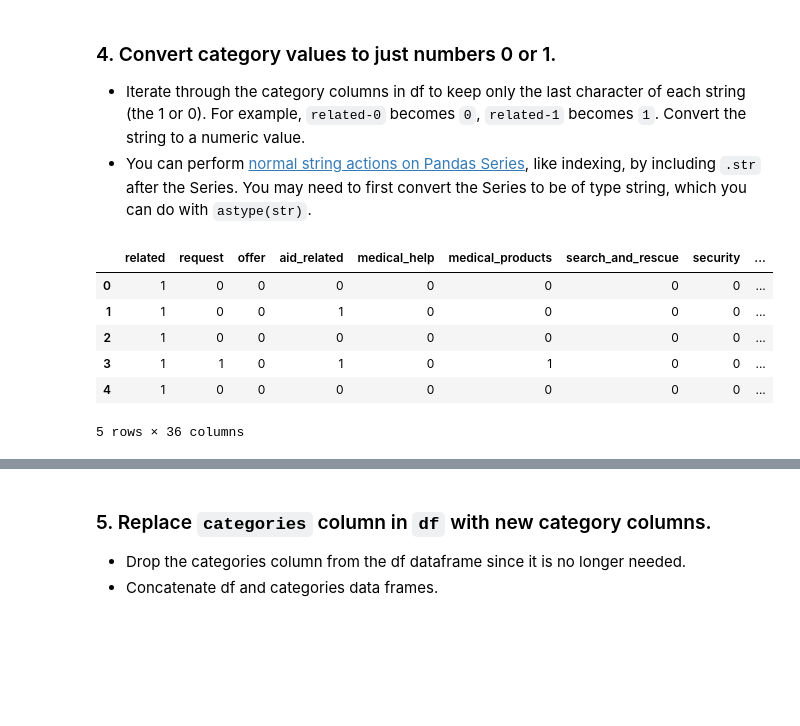
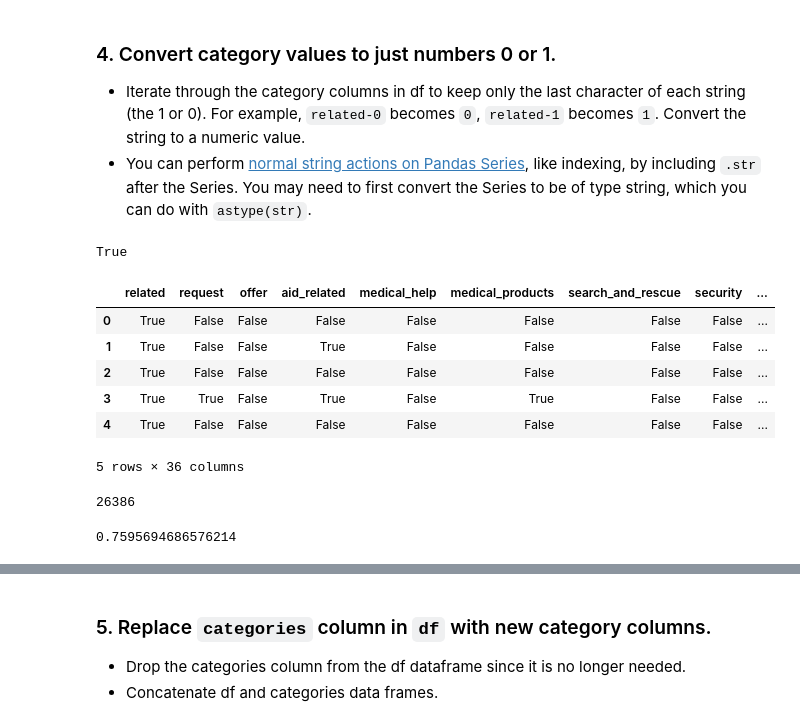
Before and after one commit to lui91/tweets_classification, a Jupyter notebook: ETL Pipeline Preparation.ipynb, the cells around one changed output, grey strips where cells are left out. Drawn from its saved outputs; the diff is of its cells as text; code cells hidden in the pictures; blank space fills up the shorter version.

Commit message:
Export option added to convert binary columns to T/F

```diff
--- a/ETL Pipeline Preparation.ipynb
+++ b/ETL Pipeline Preparation.ipynb
@@ -69,17 +69,34 @@ categories.head()
 ### 4. Convert category values to just numbers 0 or 1.
 - Iterate through the category columns in df to keep only the last character of each string (the 1 or 0). For example, `related-0` becomes `0`, `related-1` becomes `1`. Convert the string to a numeric value.
 - You can perform [normal string actions on Pandas Series](https://pandas.pydata.org/pandas-docs/stable/text.html#indexing-with-str), like indexing, by including `.str` after the Series. You may need to first convert the Series to be of type string, which you can do with `astype(str)`.
+# %%
+# Convert binary numbers to true and false values
+filter_number = lambda x: True if int(x.split("-")[1]) == 1 else False
+filter_number("search_and_rescue-1")
+# %% [output]
+True
 # %%
-filter_number = lambda x: int(x.split("-")[1])
+# filter_number = lambda x: int(x.split("-")[1])
 for column in categories:
     # set each value to be the last character of the string
     categories[column] = categories[column].apply(filter_number)
 categories.head()
 # %% [output]
 |  | related | request | offer | aid_related | medical_help | medical_products | search_and_rescue | security | ... |
-| 0 | 1 | 0 | 0 | 0 | 0 | 0 | 0 | 0 | ... |
-| 1 | 1 | 0 | 0 | 1 | 0 | 0 | 0 | 0 | ... |
-| 2 | 1 | 0 | 0 | 0 | 0 | 0 | 0 | 0 | ... |
-| 3 | 1 | 1 | 0 | 1 | 0 | 1 | 0 | 0 | ... |
-| 4 | 1 | 0 | 0 | 0 | 0 | 0 | 0 | 0 | ... |
+| 0 | True | False | False | False | False | False | False | False | ... |
+| 1 | True | False | False | True | False | False | False | False | ... |
+| 2 | True | False | False | False | False | False | False | False | ... |
+| 3 | True | True | False | True | False | True | False | False | ... |
+| 4 | True | False | False | False | False | False | False | False | ... |
 5 rows × 36 columns
+# %%
+r_size, _ = categories.shape
+r_size
+# %% [output]
+26386
+# %%
+
+true_filter = lambda x: categories.query(f'{x} == True')[x].shape[0] / r_size
+true_filter('related')
+# %% [output]
+0.7595694686576214
```
Also changed, not shown: parts of 4 cells of this notebook, 8 other files.
